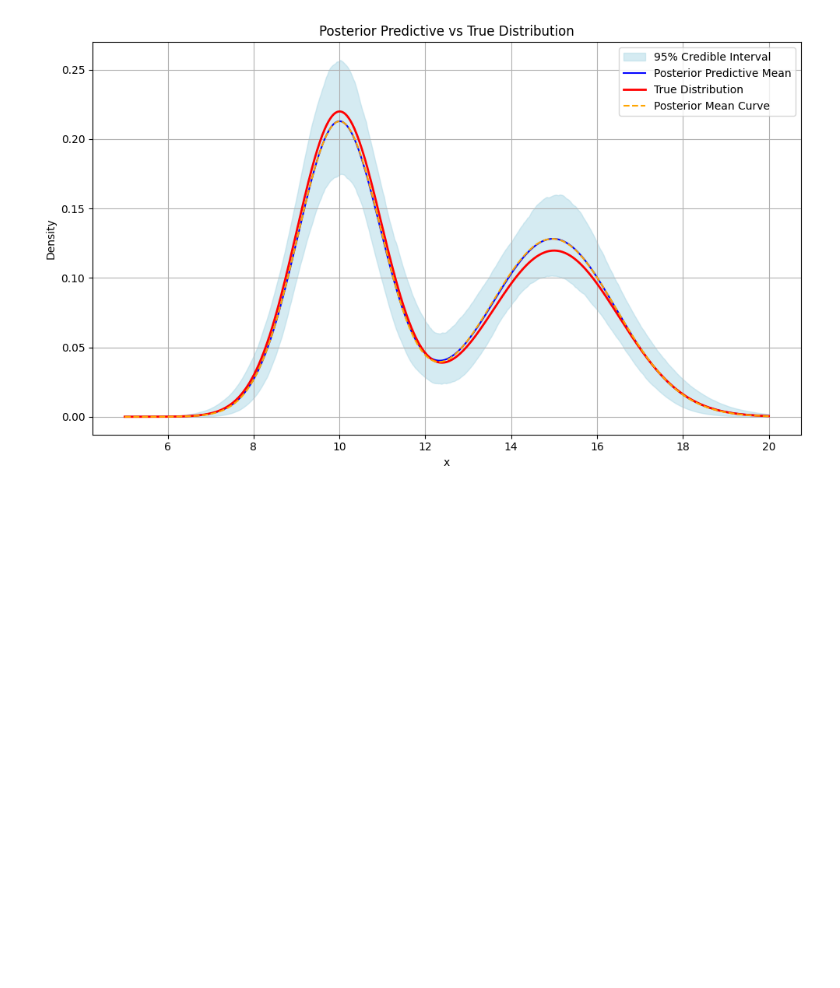
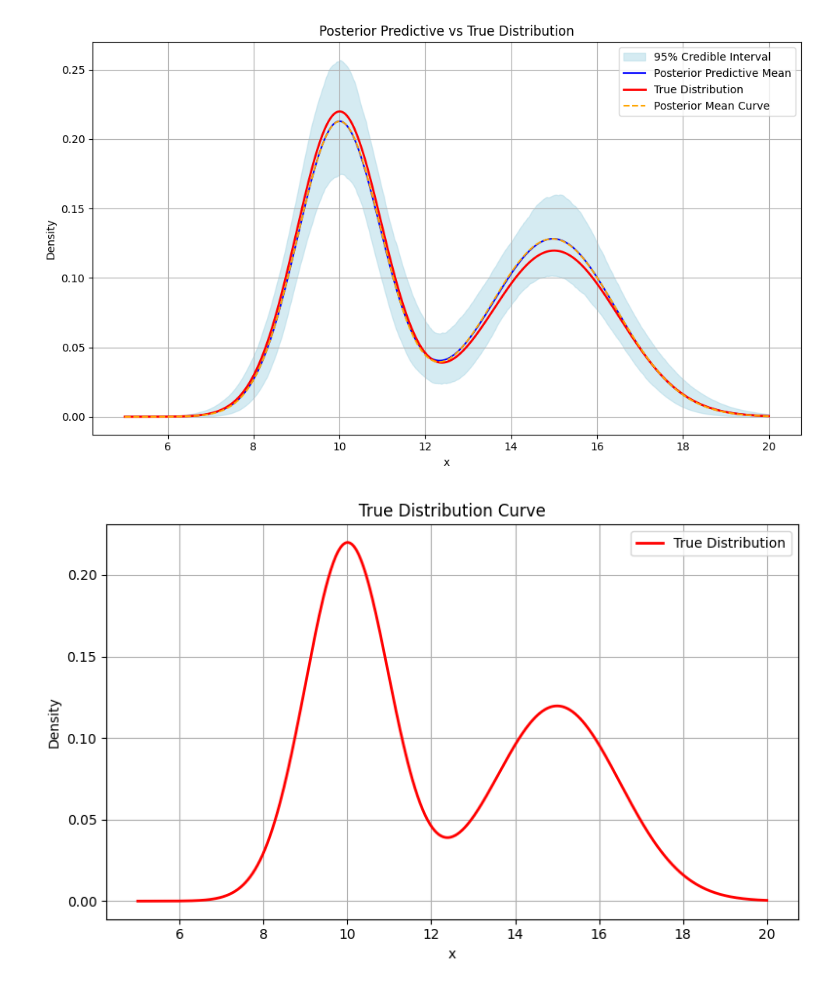
Before and after one commit to AntonJorg/stochastic_simulation, a Jupyter notebook: project2/MH.ipynb, the cells around one changed output. Saved outputs shown, nothing was run; the diff lists cells and outputs as text; code cells hidden in the pictures; blank space fills up the shorter version.

```diff
--- a/project2/MH.ipynb
+++ b/project2/MH.ipynb
@@ -123,3 +123,15 @@ plt.tight_layout()
 plt.show()
 # %% [output]
 [figure]
+# %%
+plt.figure(figsize=(8, 5))
+plt.plot(x, true_y, color='red', linewidth=2, label='True Distribution')
+plt.title("True Distribution Curve")
+plt.xlabel("x")
+plt.ylabel("Density")
+plt.legend()
+plt.grid(True)
+plt.tight_layout()
+plt.show()
+# %% [output]
+[figure, added]
```
Also changed, not shown: 3 other files.
